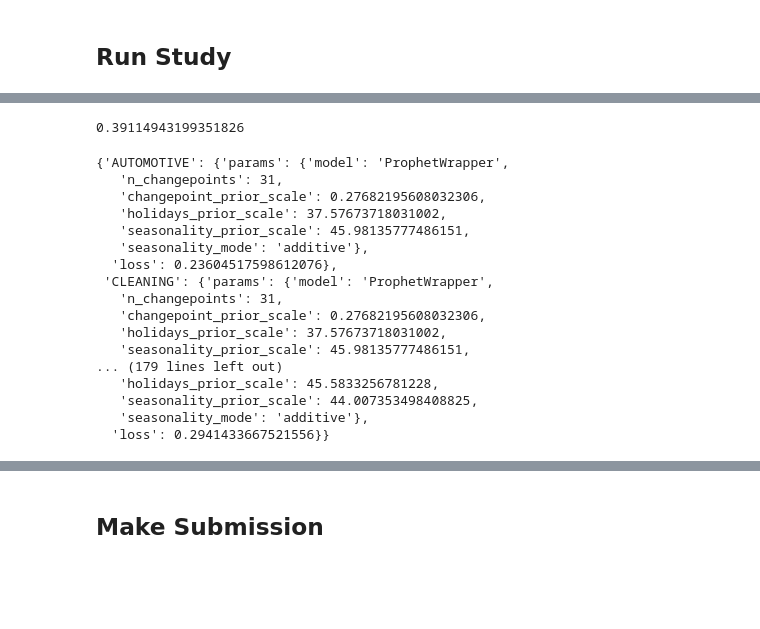
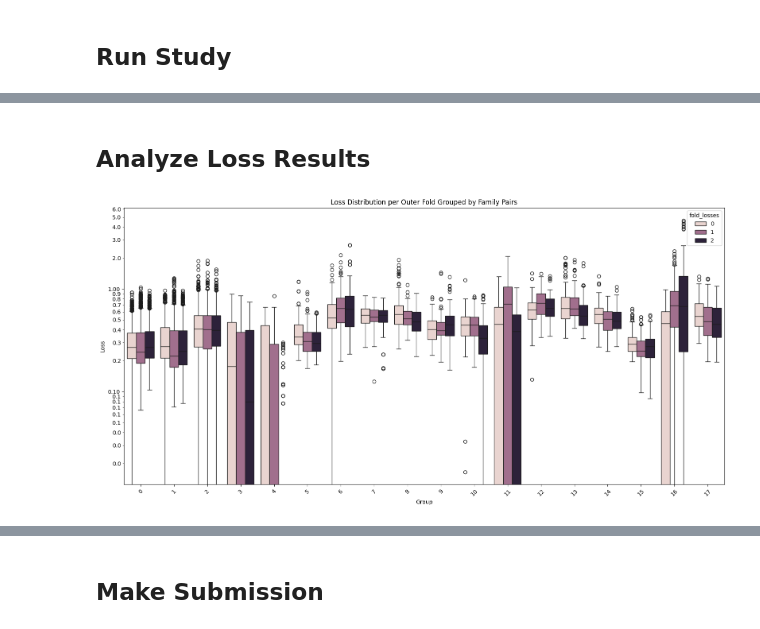
Before and after one commit to Tikhon-Radkevich/Store-Sales, a Jupyter notebook: notebooks/baseline/stat_methods/optuna_nested_cv.ipynb, the cells around one changed output, grey strips where cells are left out. Drawn from its saved outputs; the diff is of its cells as text; code cells hidden in the pictures; blank space fills up the shorter version.

```diff
--- a/notebooks/baseline/stat_methods/optuna_nested_cv.ipynb
+++ b/notebooks/baseline/stat_methods/optuna_nested_cv.ipynb
@@ -111,25 +157,0 @@ sales_predictor = run_study(train_df, predictor, n_stores=N_STORES)
-# %%
-losses = [value["loss"] for _key, value in sales_predictor.best_storage.items()]
-np.mean(losses)
-# %% [output]
-0.39114943199351826
-# %%
-sales_predictor.best_storage
-# %% [output]
-{'AUTOMOTIVE': {'params': {'model': 'ProphetWrapper',
-   'n_changepoints': 31,
-   'changepoint_prior_scale': 0.27682195608032306,
-   'holidays_prior_scale': 37.57673718031002,
-   'seasonality_prior_scale': 45.98135777486151,
-   'seasonality_mode': 'additive'},
-  'loss': 0.23604517598612076},
- 'CLEANING': {'params': {'model': 'ProphetWrapper',
-   'n_changepoints': 31,
-   'changepoint_prior_scale': 0.27682195608032306,
-   'holidays_prior_scale': 37.57673718031002,
-   'seasonality_prior_scale': 45.98135777486151,
-... (179 lines left out)
-   'holidays_prior_scale': 45.5833256781228,
-   'seasonality_prior_scale': 44.007353498408825,
-   'seasonality_mode': 'additive'},
-  'loss': 0.2941433667521556}}
@@ -137,0 +158,29 @@ sales_predictor.fit(train_df, initial)
+# %% [markdown]
+## Analyze Loss Results
+# %%
+def make_plot(data_dict, loss_sample_name, title):
+    plot_data = []
+    for i_group, samples in enumerate(data_dict.values()):
+        for sample, losses in samples[loss_sample_name].items():
+            for loss in losses:
+                plot_data.append([i_group, sample, loss])
+
+    df = pd.DataFrame(plot_data, columns=["Group", loss_sample_name, "Loss"])
+
+    plt.figure(figsize=(16, 8))
+    sns.boxplot(x="Group", y="Loss", hue=loss_sample_name, data=df)
+
+    plt.yscale("log")
+    plt.gca().yaxis.set_major_formatter(ScalarFormatter())
+    plt.gca().yaxis.set_minor_formatter(ScalarFormatter())
+    plt.gca().ticklabel_format(style="plain", axis="y")
+
+    plt.title(title)
+    plt.xticks(rotation=45)
+    plt.tight_layout()
+    plt.show()
+# %%
+plot_title = "Loss Distribution per Outer Fold Grouped by Family Pairs"
+make_plot(sales_predictor.tune_loss_storage, "fold_losses", plot_title)
+# %% [output]
+[figure, added]
```
Also changed, not shown: parts of 12 cells of this notebook.
